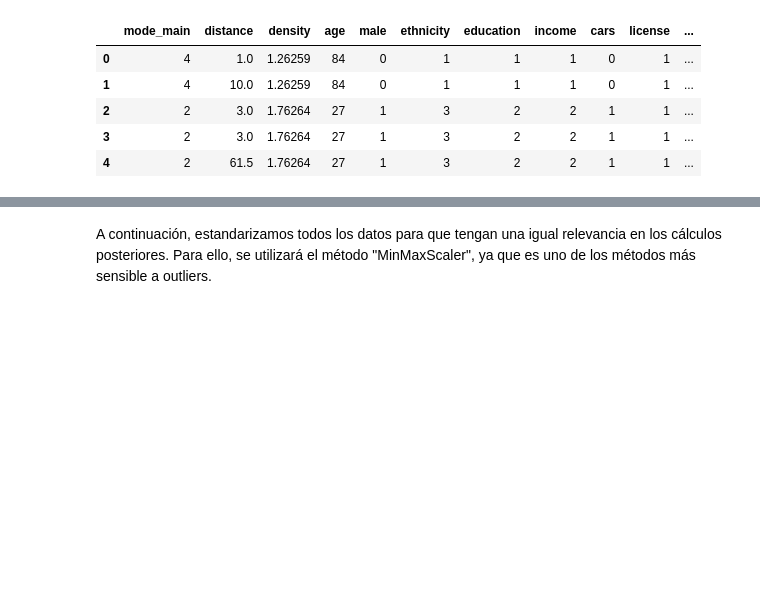
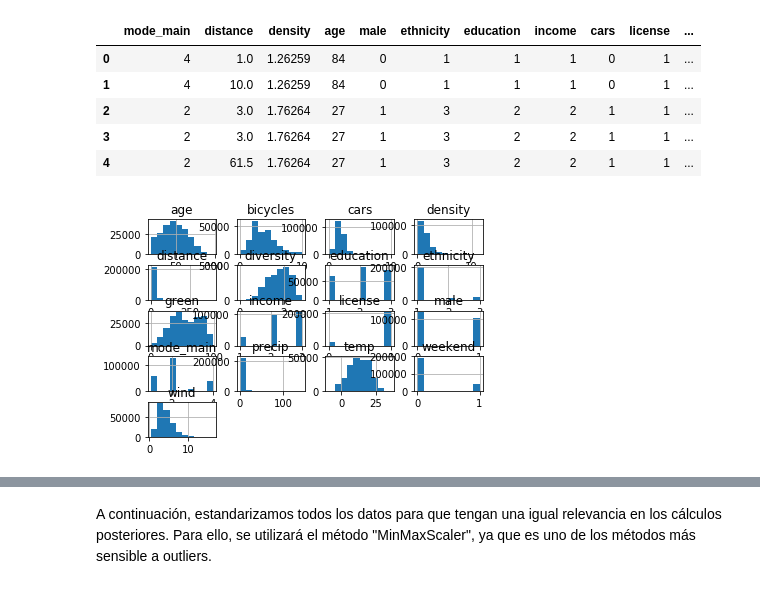
Before and after one commit to diego-anderica/Trabajo-Clustering, a Jupyter notebook: Fuzzy CMeans.ipynb, the cells around one changed output, grey strips where cells are left out. Saved outputs shown, nothing was run; the diff lists cells and outputs as text; code cells hidden in the pictures; blank space fills up the shorter version.

```diff
--- a/Fuzzy CMeans.ipynb
+++ b/Fuzzy CMeans.ipynb
@@ -124,0 +130,6 @@ data.head(5)
+# %%
+# Visualización de los valores del dataset
+data.hist()
+plt.show()
+# %% [output]
+[figure, added]
```
Also changed, not shown: parts of 12 cells of this notebook.
